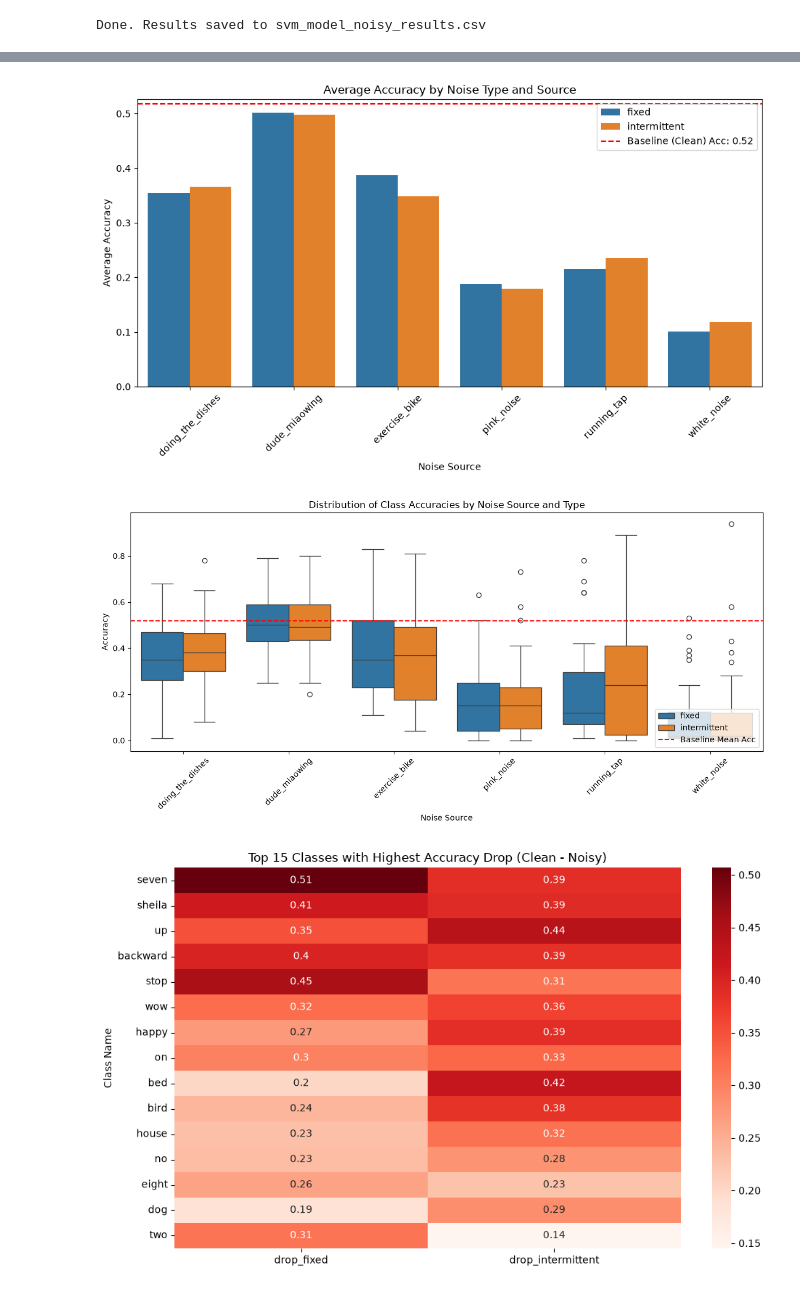
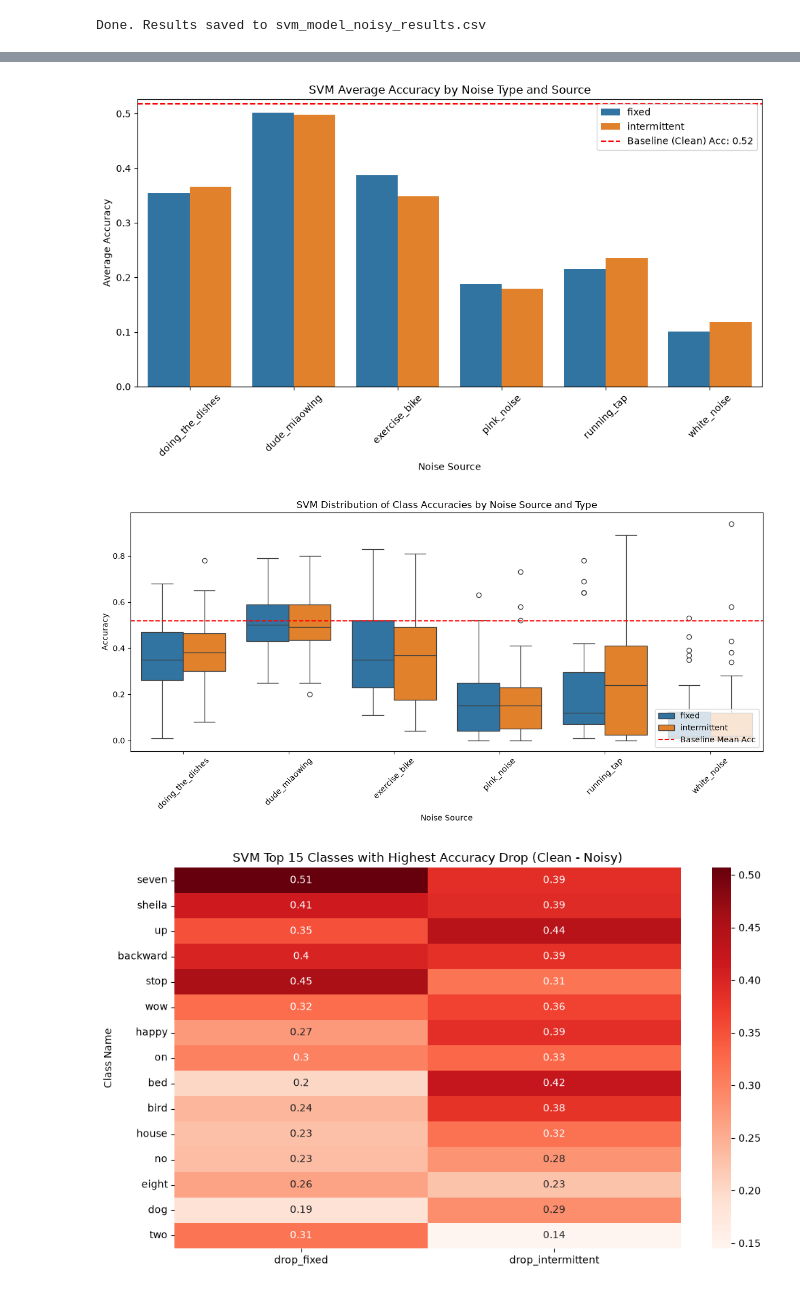
Before and after one commit to Yangix-w/SpeechCommandsClassification, a Jupyter notebook: main.ipynb, the cells around one changed output, grey strips where cells are left out. Drawn from its saved outputs; the diff is of its cells as text; code cells hidden in the pictures.

```diff
--- a/main.ipynb
+++ b/main.ipynb
@@ -338,3 +323,8 @@ for noise_file in noise_files:
     noisy_intermittent_dirs[noise_file.stem] = inter_class_dirs
 
 # noisy_fixed_dirs and noisy_intermittent_dirs are ready to feed into the classifier loop.
+# %%
+svm = "svm_model"
+gbc = "gbc_model"
+svm_clf = "svm_rbf"
+gbc_clf = "gradientboosting"
@@ -341,7 +333,4 @@ for noise_file in noise_files:
 # %%
-model_name = "svm_model"
-clf_type = "svm"
-
 noise_sets = {
     "fixed": noisy_fixed_dirs,
     "intermittent": noisy_intermittent_dirs,
@@ -358,7 +347,7 @@ for noise_type, noise_dict in noise_sets.items():
         for class_name, class_dir in zip(class_names, class_dirs):
             for wav_path in Path(class_dir).glob("*.wav"):
                 try:
-                    pred_raw = aT.file_classification(str(wav_path), model_name, clf_type)[0]
+                    pred_raw = aT.file_classification(str(wav_path), svm, svm_clf)[0]
                 except Exception as e:
                     print(f"Error classifying {wav_path}: {e}")
                     continue
@@ -377,7 +366,7 @@ for noise_type, noise_dict in noise_sets.items():
 
         all_results[(noise_type, noise_name)] = results
 # %%
-csv_name = f"{model_name}_noisy_results.csv"
+csv_name = f"{svm}_noisy_results.csv"
 with open(csv_name, "w", newline="", encoding="utf-8") as f:
     writer = csv.writer(f)
     writer.writerow(["noise_type", "noise_name", "class_name", "correct", "wrong", "total", "accuracy"])
@@ -393,3 +419,15 @@ Done. Results saved to svm_model_noisy_results.csv
+# %%
+csv_name = f"{gbc}_noisy_results.csv"
+with open(csv_name, "w", newline="", encoding="utf-8") as f:
+    writer = csv.writer(f)
+    writer.writerow(["noise_type", "noise_name", "class_name", "correct", "wrong", "total", "accuracy"])
+    for (noise_type, noise_name), results in all_results.items():
+        for class_name, stats in results.items():
+            total = stats["total"]
+            acc = stats["correct"] / total if total else 0
+            writer.writerow([noise_type, noise_name, class_name, stats["correct"], stats["wrong"], total, acc])
+
+print("Done. Results saved to", csv_name)
 # %%
 import pandas as pd
 import matplotlib.pyplot as plt
@@ -411,7 +449,7 @@ agg_noise = df_noisy.groupby(['noise_type', 'noise_name'])['accuracy'].mean().re
 plt.figure(figsize=(10, 6))
 sns.barplot(data=agg_noise, x='noise_name', y='accuracy', hue='noise_type')
 plt.axhline(baseline_acc, color='red', linestyle='--', label=f'Baseline (Clean) Acc: {baseline_acc:.2f}')
-plt.title('Average Accuracy by Noise Type and Source')
+plt.title('SVM Average Accuracy by Noise Type and Source')
 plt.ylabel('Average Accuracy')
 plt.xlabel('Noise Source')
 plt.xticks(rotation=45)
@@ -426,7 +464,7 @@ plt.savefig('accuracy_by_noise.png')
 plt.figure(figsize=(12, 6))
 sns.boxplot(data=df_noisy, x='noise_name', y='accuracy', hue='noise_type')
 plt.axhline(baseline_acc, color='red', linestyle='--', label='Baseline Mean Acc')
-plt.title('Distribution of Class Accuracies by Noise Source and Type')
+plt.title('SVM Distribution of Class Accuracies by Noise Source and Type')
 plt.ylabel('Accuracy')
 plt.xlabel('Noise Source')
 plt.xticks(rotation=45)
@@ -437,34 +475,34 @@ plt.savefig('boxplot_accuracy.png')
 
 # ==========================================
 # GRAFICO 3: Heatmap (Accuracy drop compared to baseline)
 # ==========================================
 # Prepariamo i dati per confrontare l'accuratezza pulita con quella rumorosa per ogni classe
 class_acc = df_clean[['class_name', 'accuracy']].rename(columns={'accuracy': 'clean_acc'})
 noisy_class_acc = df_noisy.groupby(['class_name', 'noise_type'])['accuracy'].mean().unstack().reset_index()
 
 # Uniamo i dataset
 merged_acc = pd.merge(class_acc, noisy_class_acc, on='class_name')
 
 # Calcoliamo il calo di performance
 merged_acc['drop_fixed'] = merged_acc['clean_acc'] - merged_acc['fixed']
 merged_acc['drop_intermittent'] = merged_acc['clean_acc'] - merged_acc['intermittent']
 
 # Ordiniamo per trovare le 15 classi più colpite (peggior calo medio)
 merged_acc['avg_drop'] = (merged_acc['drop_fixed'] + merged_acc['drop_intermittent']) / 2
 merged_acc_sorted = merged_acc.sort_values(by='avg_drop', ascending=False).head(15)
 
 plt.figure(figsize=(10, 6))
 sns.heatmap(
     merged_acc_sorted[['drop_fixed', 'drop_intermittent']].set_index(merged_acc_sorted['class_name']),
     annot=True,
     cmap='Reds'
 )
-plt.title('Top 15 Classes with Highest Accuracy Drop (Clean - Noisy)')
+plt.title('SVM Top 15 Classes with Highest Accuracy Drop (Clean - Noisy)')
 plt.ylabel('Class Name')
 plt.tight_layout()
 plt.savefig('heatmap_accuracy_drop.png')
 # plt.show() # Decommenta per visualizzare a schermo invece di salvare
 # %% [output]
-[figure, old version]
+[figure, new version]
-[figure, old version]
+[figure, new version]
-[figure, old version]
+[figure, new version]
```
Also changed, not shown: parts of 10 cells of this notebook, 3 other files.
